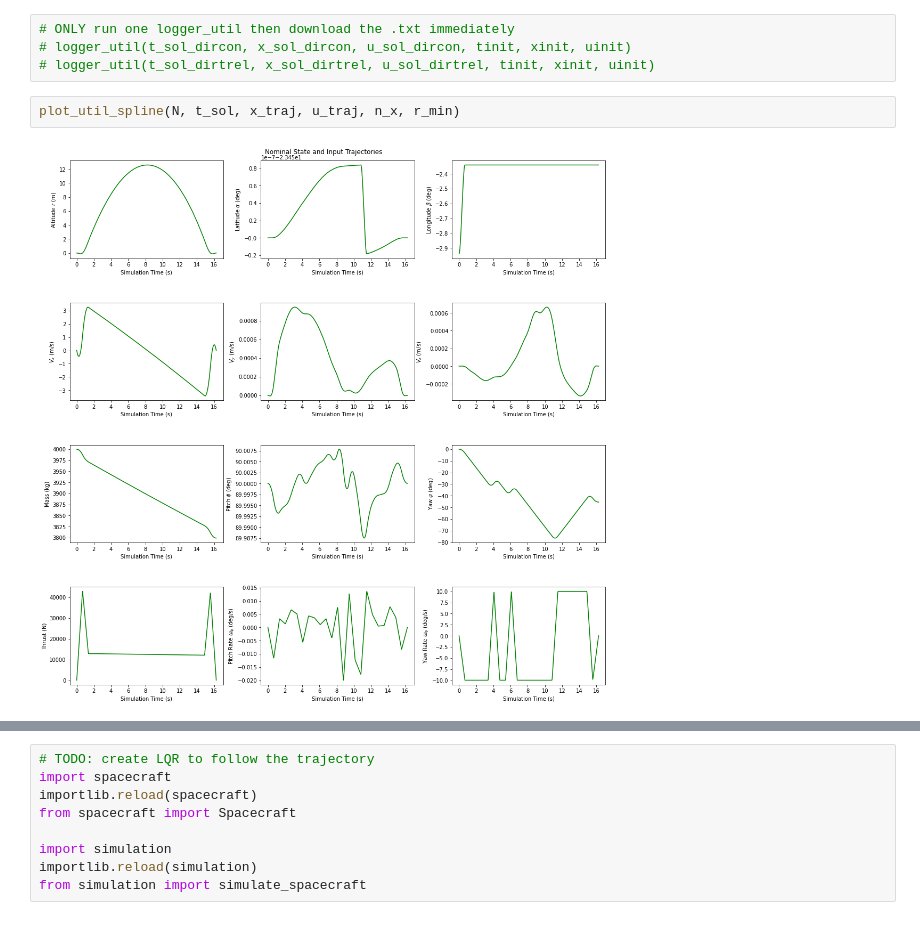
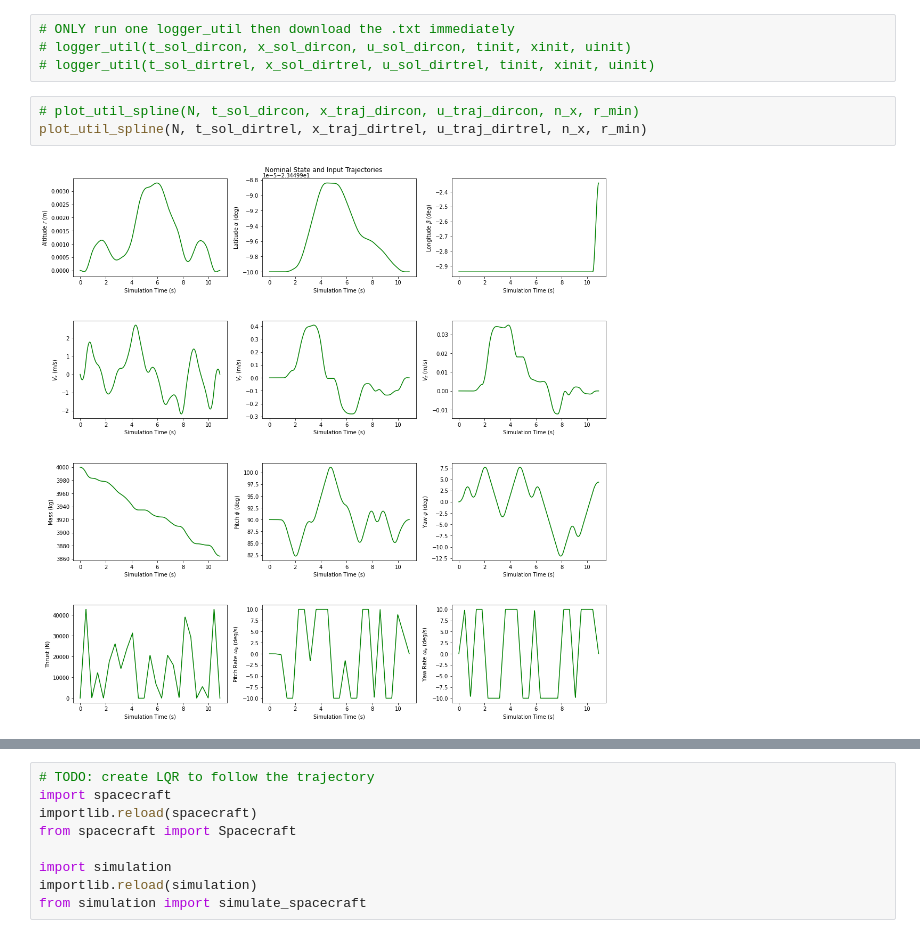
Before and after one commit to DayongTong/MEAM517_Project_Git, a Jupyter notebook: main.ipynb, the cells around one changed output, grey strips where cells are left out. Saved outputs shown, nothing was run; the diff lists cells and outputs as text.

```diff
--- a/main.ipynb
+++ b/main.ipynb
@@ -664,8 +685,9 @@ Text(0.5, 0, 'Simulation time (s)')
 # ONLY run one logger_util then download the .txt immediately
 # logger_util(t_sol_dircon, x_sol_dircon, u_sol_dircon, tinit, xinit, uinit)
 # logger_util(t_sol_dirtrel, x_sol_dirtrel, u_sol_dirtrel, tinit, xinit, uinit)
-# %%
-plot_util_spline(N, t_sol, x_traj, u_traj, n_x, r_min)
-# %% [output]
-[figure, removed]
+# %%
+# plot_util_spline(N, t_sol_dircon, x_traj_dircon, u_traj_dircon, n_x, r_min)
+plot_util_spline(N, t_sol_dirtrel, x_traj_dirtrel, u_traj_dirtrel, n_x, r_min)
+# %% [output]
+[figure, added]
 # %%
```
Also changed, not shown: parts of 18 cells of this notebook.
